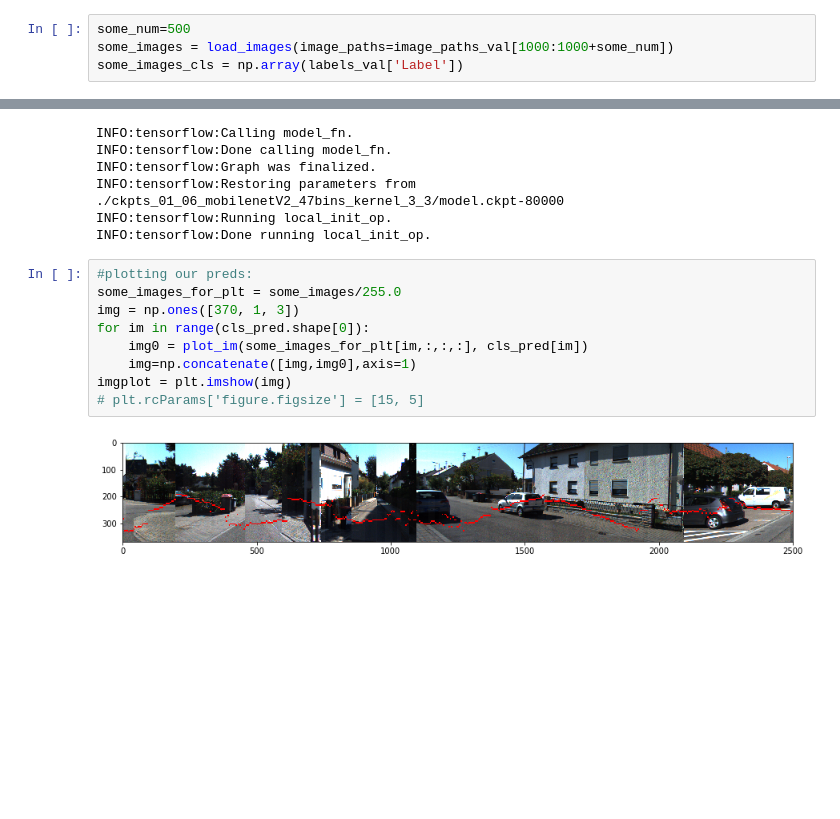
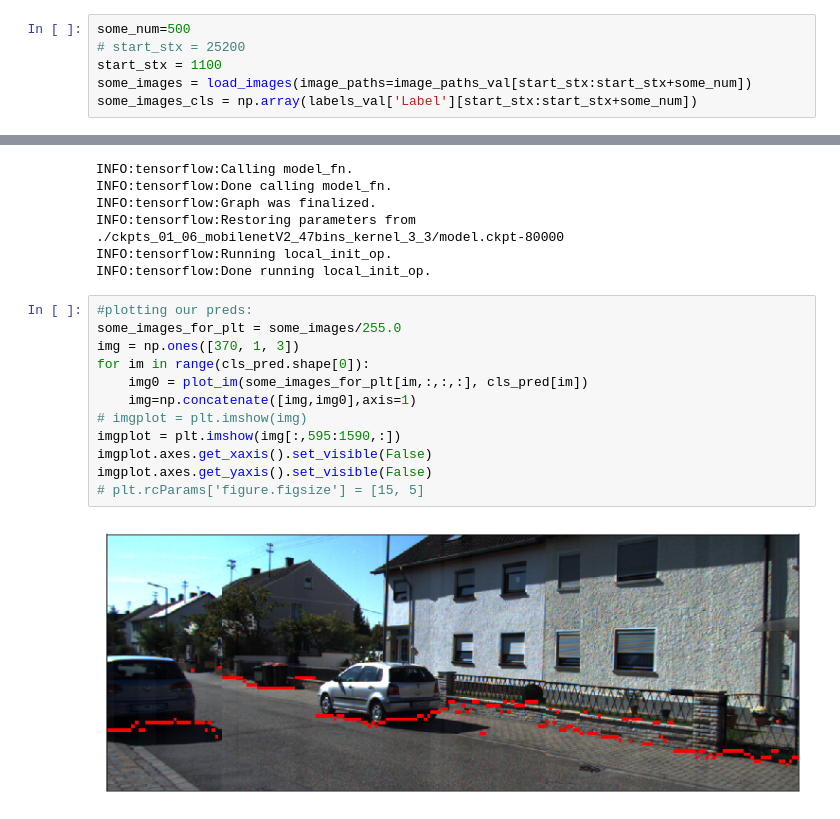
Before and after one commit to rainoa/StixelNetOptimization, a Jupyter notebook: StixelNet_train_and_eval_mobilenetV2.ipynb, the cells around one changed output, grey strips where cells are left out. Drawn from its saved outputs; the diff is of its cells as text; blank space fills up the shorter version.

Commit message:
added LeNet architecture and latest visual results

```diff
--- a/StixelNet_train_and_eval_mobilenetV2.ipynb
+++ b/StixelNet_train_and_eval_mobilenetV2.ipynb
@@ -1005,8 +1016,10 @@ for name in val_names_list:
     image_paths_val.append(os.path.join(img_path, 'val', name+'.png')) #maybe no need to add '.png'
 # %%
 some_num=500
-some_images = load_images(image_paths=image_paths_val[1000:1000+some_num])
-some_images_cls = np.array(labels_val['Label'])
+# start_stx = 25200
+start_stx = 1100
+some_images = load_images(image_paths=image_paths_val[start_stx:start_stx+some_num])
+some_images_cls = np.array(labels_val['Label'][start_stx:start_stx+some_num])
 # %%
 predict_input_fn = tf.estimator.inputs.numpy_input_fn(
     x={"image": some_images.astype(np.float32)},
@@ -1025,14 +1038,17 @@ INFO:tensorflow:Done running local_init_op.
 # %%
 #plotting our preds:
 some_images_for_plt = some_images/255.0
 img = np.ones([370, 1, 3])
 for im in range(cls_pred.shape[0]):
     img0 = plot_im(some_images_for_plt[im,:,:,:], cls_pred[im])
     img=np.concatenate([img,img0],axis=1)
-imgplot = plt.imshow(img)
+# imgplot = plt.imshow(img)
+imgplot = plt.imshow(img[:,595:1590,:])
+imgplot.axes.get_xaxis().set_visible(False)
+imgplot.axes.get_yaxis().set_visible(False)
 # plt.rcParams['figure.figsize'] = [15, 5]
 # %% [output]
-[figure, old version]
+[figure, new version]
 # %%
 #plotting GT:
 some_images_for_plt = some_images[:]/255.0
```
Also changed, not shown: parts of 5 cells of this notebook, 1 other file.
